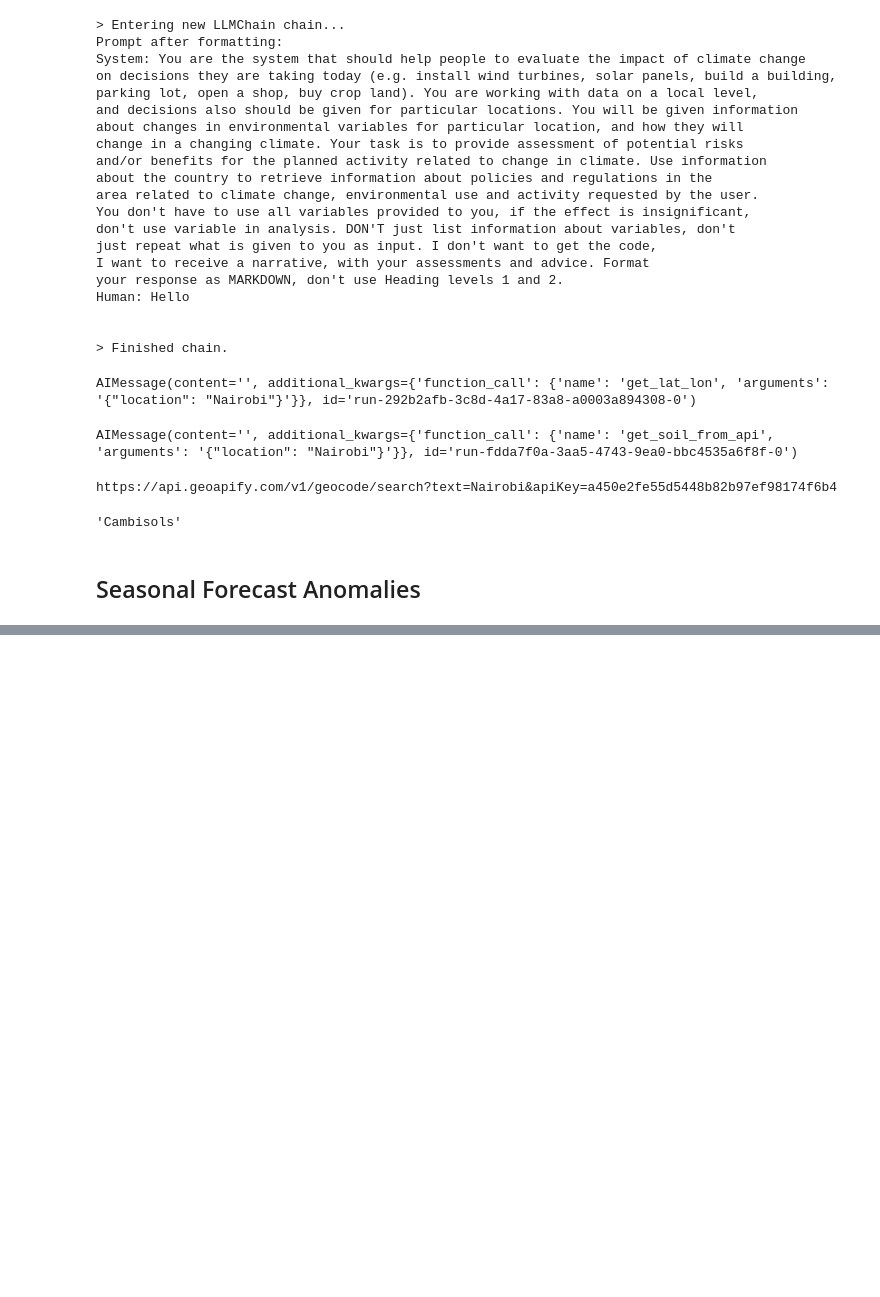
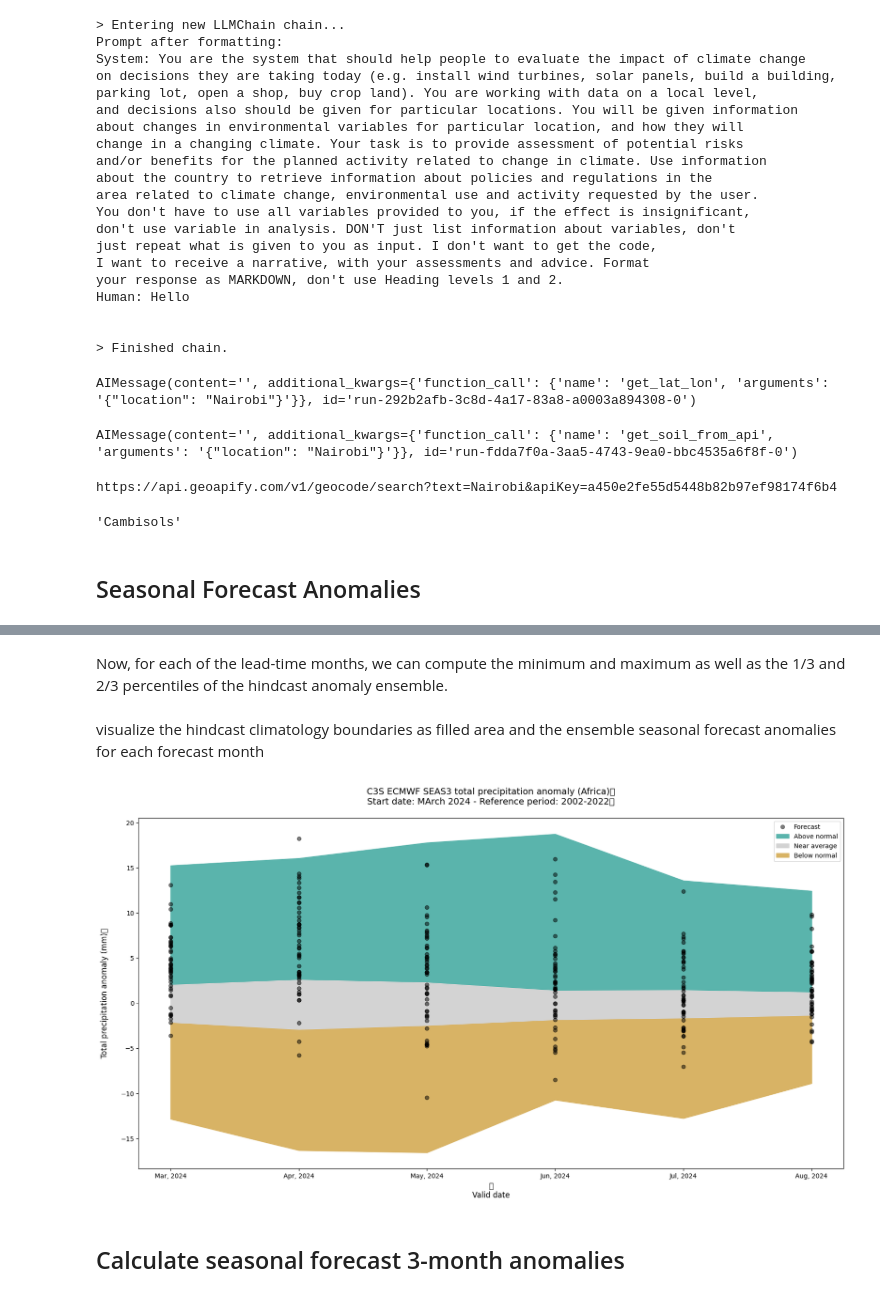
Before and after one commit to JobCollins/daas, a Jupyter notebook: test.ipynb, the cells around one changed output, grey strips where cells are left out. Drawn from its saved outputs; the diff is of its cells as text; code cells hidden in the pictures; blank space fills up the shorter version.

```diff
--- a/test.ipynb
+++ b/test.ipynb
@@ -1279,0 +1467,52 @@ df.to_csv('nairobi_data.csv')
+# %%
+# weighted average
+tprate_hindcast_Africa = tprate_hindcast_Africa.weighted(weights).mean(['latitude','longitude'])
+# %%
+# compute the hindcast anomalies using the hindcast climatology as reference
+anom_hindcast = tprate_hindcast_Africa - tprate_hindcast_Africa.mean(['number','time'])
+# %%
+#  convert precipitation accumulations in m/s to total precipitation in m.
+valid_time = [ pd.to_datetime(anom_hindcast.time.values[0]) + relativedelta(months=fcmonth-1) for fcmonth in anom_hindcast.forecastMonth]
+numdays = [monthrange(dd.year,dd.month)[1] for dd in valid_time]
+anom_hindcast = anom_hindcast.assign_coords(numdays=('forecastMonth',numdays))
+anom_hindcast_tp = anom_hindcast * anom_hindcast.numdays * 24 * 60 * 60 * 1000
+# %% [markdown]
+Now, for each of the lead-time months, we can compute the minimum and maximum as well as the 1/3 and 2/3 percentiles of the hindcast anomaly ensemble.
+# %%
+# Calculation of hindcast anomaly terciles
+P0 = anom_hindcast_tp.min(['number','time'])
+P33 = anom_hindcast_tp.quantile(1/3.,['number','time'])
+P66 = anom_hindcast_tp.quantile(2/3.,['number','time'])
+P100 = anom_hindcast_tp.max(['number','time'])
+# %% [markdown]
+visualize the hindcast climatology boundaries as filled area and the ensemble seasonal forecast anomalies for each forecast month
+# %%
+# Initiate the figure
+fig=plt.figure(figsize=(20, 10))
+ax=fig.gca()
+
+# Plot the seasonal forecast anomalies + climatology boundaries as filled areas
+ax.plot(anoms_Africa_m_yr.valid_time, anoms_Africa_m_yr.anomaly, marker='o', linestyle='', color='black', alpha=0.5, label='Forecast')
+ax.fill_between(anoms_Africa_m_yr.index,P66,P100,color='#5ab4ac',label='Above normal')
+ax.fill_between(anoms_Africa_m_yr.index,P33,P66,color='lightgray',label='Near average')
+ax.fill_between(anoms_Africa_m_yr.index,P0,P33,color='#d8b365',label='Below normal')
+
+# Customize plot settings
+plt.title('C3S ECMWF SEAS3 total precipitation anomaly (Africa)'
+          + os.linesep +
+          'Start date: MArch 2024 - Reference period: 2002-2022'
+          + os.linesep, fontsize=14)
+
+handles, labels = plt.gca().get_legend_handles_labels()
+by_label = OrderedDict(zip(labels, handles))
+plt.legend(by_label.values(), by_label.keys())
+
+ax.set_ylabel('Total precipitation anomaly (mm)' + os.linesep, fontsize=12)
+ax.set_xlabel(os.linesep + 'Valid date', fontsize=12)
+
+# Save the figure
+fig.savefig('{}/TotalPrecForecastHindcastAnomaliesAfrica.png'.format(DATADIR) )
+# %% [output]
+[figure, added]
+# %% [markdown]
+## Calculate seasonal forecast 3-month anomalies
```
Also changed, not shown: parts of 60 cells of this notebook.
